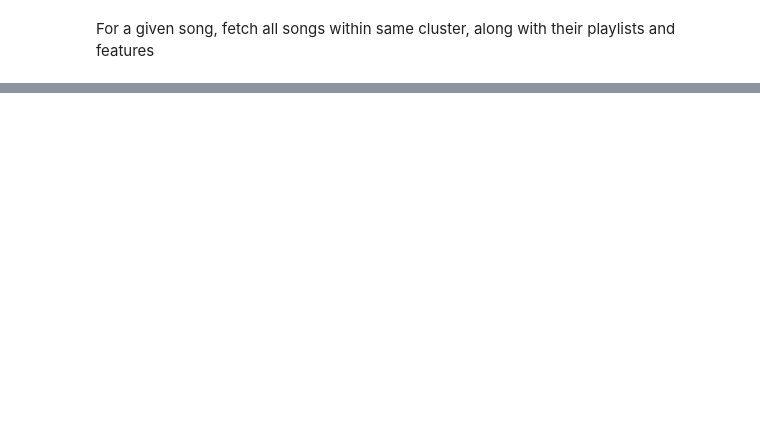
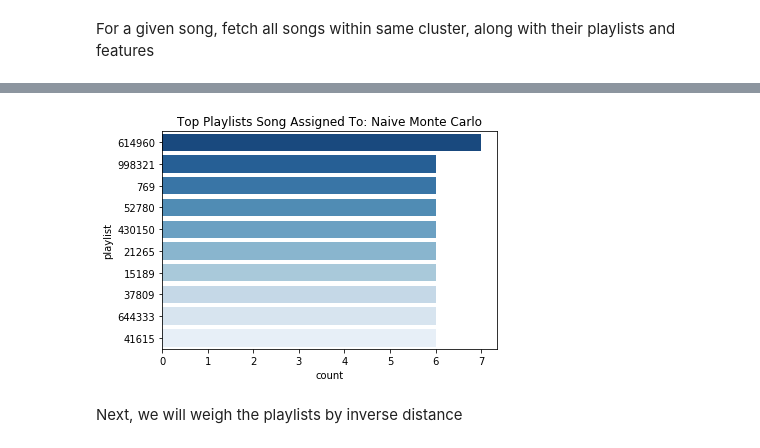
Before and after one commit to spotted-d/spotify-project, a Jupyter notebook: notebooks/austin_milestone4_finalproject.ipynb, the cells around one changed output, grey strips where cells are left out. Saved outputs shown, nothing was run; the diff lists cells and outputs as text; code cells hidden in the pictures; blank space fills up the shorter version.

```diff
--- a/notebooks/group37_milestone4_finalproject.ipynb
+++ b/notebooks/austin_milestone4_finalproject.ipynb
@@ -394,0 +397,40 @@ playlist_gaga.head()
+# %%
+def select_top_n_playlists_naive(df, n=1000):
+    # Instantiate empty dict with playlist counts
+    playlist_counts = {playlist[0]: 0 for playlist in df["playlists"]}
+
+    # For each iteration in our specified n, count the randomly selected playlist
+    for i in range(n):
+        indices = np.arange(df.shape[0])
+        ind = np.random.choice(indices)
+        playlist_counts[df.iloc[ind]["playlists"][0]] += 1
+
+    # Sort by count
+    # https://stackoverflow.com/questions/613183/how-do-i-sort-a-dictionary-by-value
+    playlist_counts = {str(k): v for k, v in sorted(playlist_counts.items(), key=lambda item: item[1], reverse=True)[:10]}
+
+    return playlist_counts
+# %%
+def plot_top_n_playlists(playlist_dict, sim_type="Naive"):
+    # Build dataframe and sort by count
+    df =  pd.DataFrame({"playlist": list(playlist_dict.keys()),
+                        "count": list(playlist_dict.values())})
+    df = df.sort_values("count", ascending=False)
+
+    ax = sns.barplot(x="count",
+                 y="playlist",
+                 data=df,
+                 palette="Blues_r",
+                 orient="h",
+                 order=df["playlist"]).set_title(f"Top Playlists Song Assigned To: {sim_type} Monte Carlo")
+    plt.savefig(f"../out/top10_playlists_montecarlo_{sim_type}.svg", dpi=1200);
+# %%
+# Generate top 10 playlists
+top_playlists_naive = select_top_n_playlists_naive(playlist_gaga, n=10000)
+
+# Plot em
+plot_top_n_playlists(top_playlists_naive, sim_type="Naive")
+# %% [output]
+[figure, added]
+# %% [markdown]
+Next, we will weigh the playlists by inverse distance
```
Also changed, not shown: parts of 17 cells of this notebook, 6 other files.
